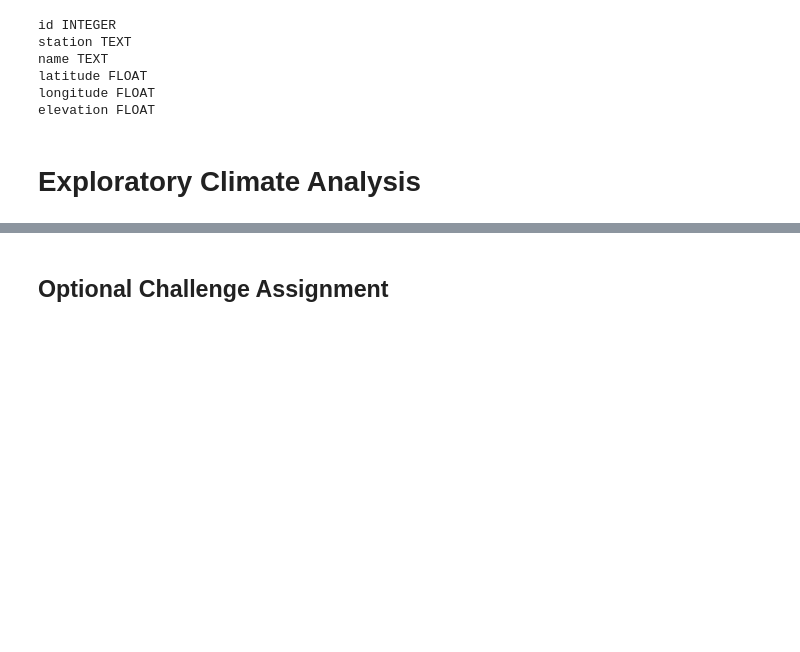
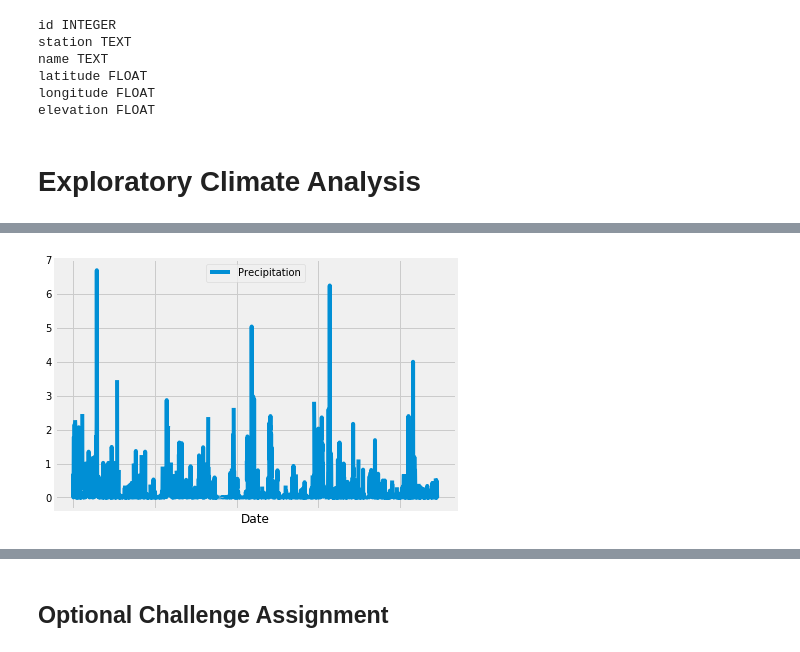
Before and after one commit to jamiediaz/HW08_SQLAlchemy, a Jupyter notebook: climate_starter.ipynb, the cells around one changed output, grey strips where cells are left out. Drawn from its saved outputs; the diff is of its cells as text; code cells hidden in the pictures; blank space fills up the shorter version.

```diff
--- a/climate_starter.ipynb
+++ b/climate_starter.ipynb
@@ -65,7 +65,7 @@ elevation FLOAT
 # Exploratory Climate Analysis
 # %%
 # Design a query to retrieve the last 12 months of precipitation data and plot the results
-# m_results = session.query(Measurement.date, Measurement.prcp).\
-# order_by(Measurement.date.desc()).all()
-# m_results_df = pd.DataFrame(m_results)
-# m_results_df.head()
+m_results = session.query(Measurement.date, Measurement.prcp).\
+order_by(Measurement.date.desc()).all()
+m_results_df = pd.DataFrame(m_results)
+m_results_df.head()
@@ -81,6 +79,4 @@ rain
 # %%
-# m_results_df['date'] = m_results_df['date'].str.replace("-","").astype(int)
-
-# m_results_df.head()
+m_results_df['date'] = m_results_df['date'].str.replace("-","").astype(int)
 # %%
 
@@ -90,4 +91,4 @@ NameError: name 'm_results_df' is not defined
 # %%
-# precip_12_df = m_results_df[(m_results_df.date <= 20170823) & (m_results_df.date >= 20160823)]
-# precip_12_df = precip_12_df.sort_values(by=['date'])
-# precip_12_df.dropna()
+precip_12_df = m_results_df[(m_results_df.date <= 20170823) & (m_results_df.date >= 20160823)]
+precip_12_df = precip_12_df.sort_values(by=['date'])
+precip_12_df.dropna().head()
@@ -94,4 +102,4 @@ NameError: name 'm_results_df' is not defined
 # %%
 
-# bars = precip_12_df['prcp']
-# x_axis = np.arange(len(precip_12_df['prcp']))
+y_axis = precip_12_df['prcp']
+x_axis = np.arange(len(precip_12_df['prcp']))
@@ -106,2 +106,13 @@ NameError: name 'm_results_df' is not defined
+# %%
+plt.plot(x_axis, y_axis, label="Precipitation")
+plt.tight_layout()
+plt.legend(loc="upper center")
+plt.tick_params(axis="x", labelbottom=False)
+plt.xlabel("Date")
+
+
+plt.show()
+# %% [output]
+[figure, added]
 # %% [markdown]
 ![precipitation](Images/precipitation.png)
```
Also changed, not shown: parts of 10 cells of this notebook.
